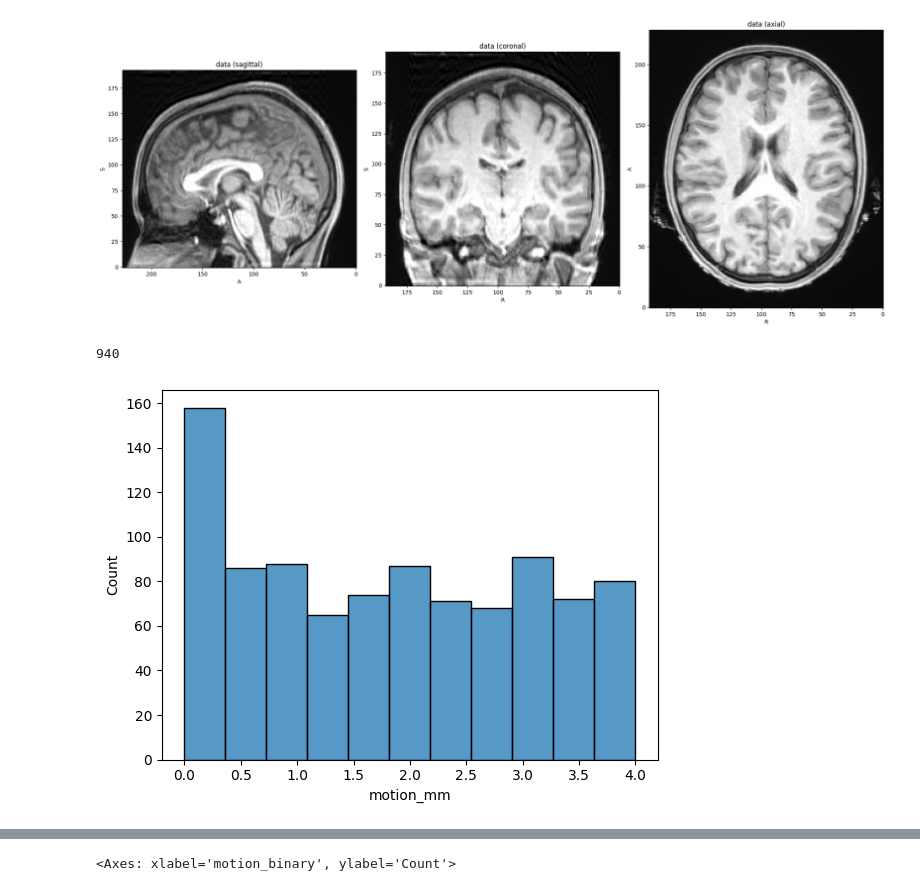
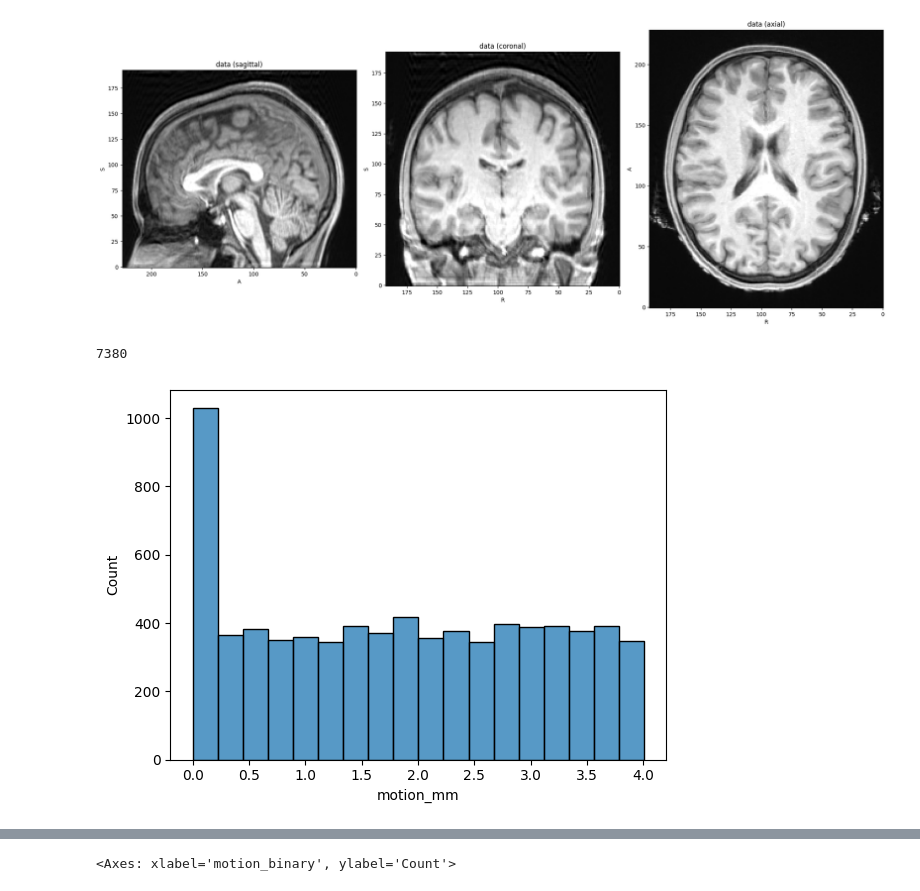
Before and after one commit to chbricout/motiondetector, a Jupyter notebook: notebooks/motion.ipynb, the cells around one changed output, grey strips where cells are left out. Cells and saved outputs as stored; diff of their text form; code cells hidden in the pictures.

```diff
--- a/notebooks/motion.ipynb
+++ b/notebooks/motion.ipynb
@@ -120,11 +97,11 @@ motionned.plot(figsize=(20,20))
 # %% [output]
 [figure]
 # %%
-val_analysis = pd.read_csv(r"C:\Users\Brico\Downloads\val(13).csv")
+val_analysis = pd.read_csv(r"src/dataset/pretraining/train.csv")
 sb.histplot(val_analysis, x="motion_mm")
 len(val_analysis)
 # %% [output]
-940
+7380
-[figure, old version]
+[figure, new version]
 # %%
 sb.histplot(val_analysis, x="ssim_loss")
```
Also changed, not shown: parts of 2 cells of this notebook, 26 other files.
